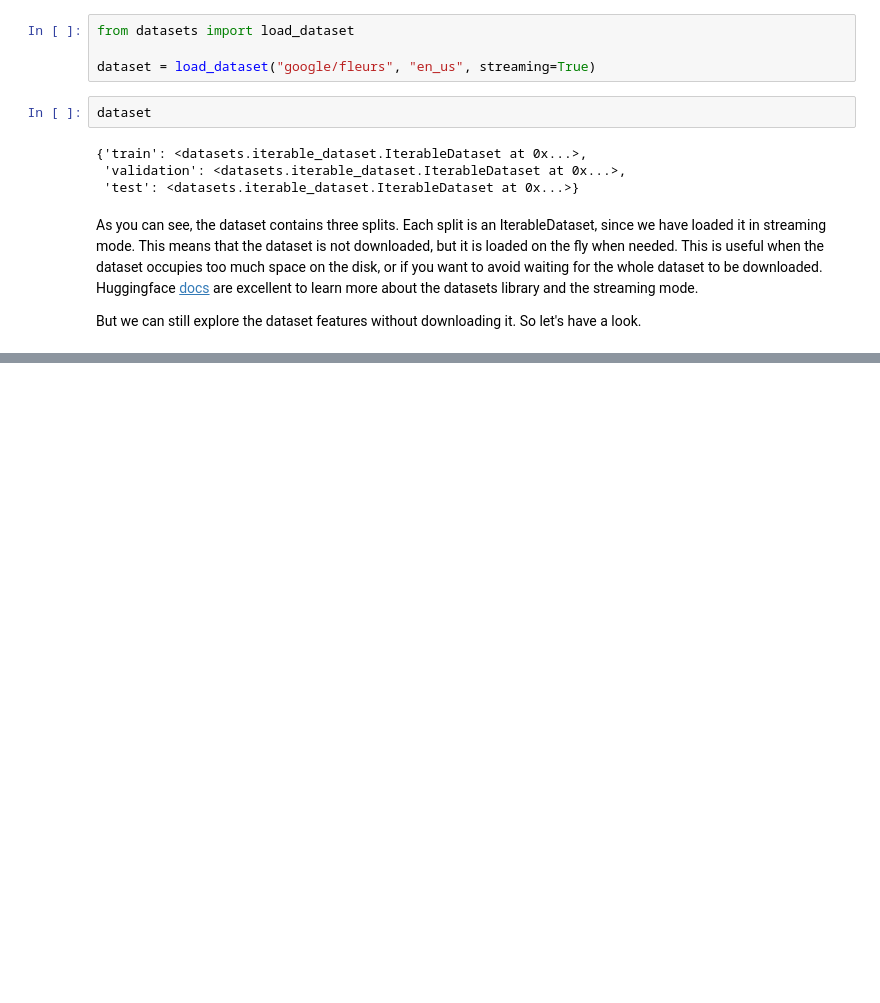
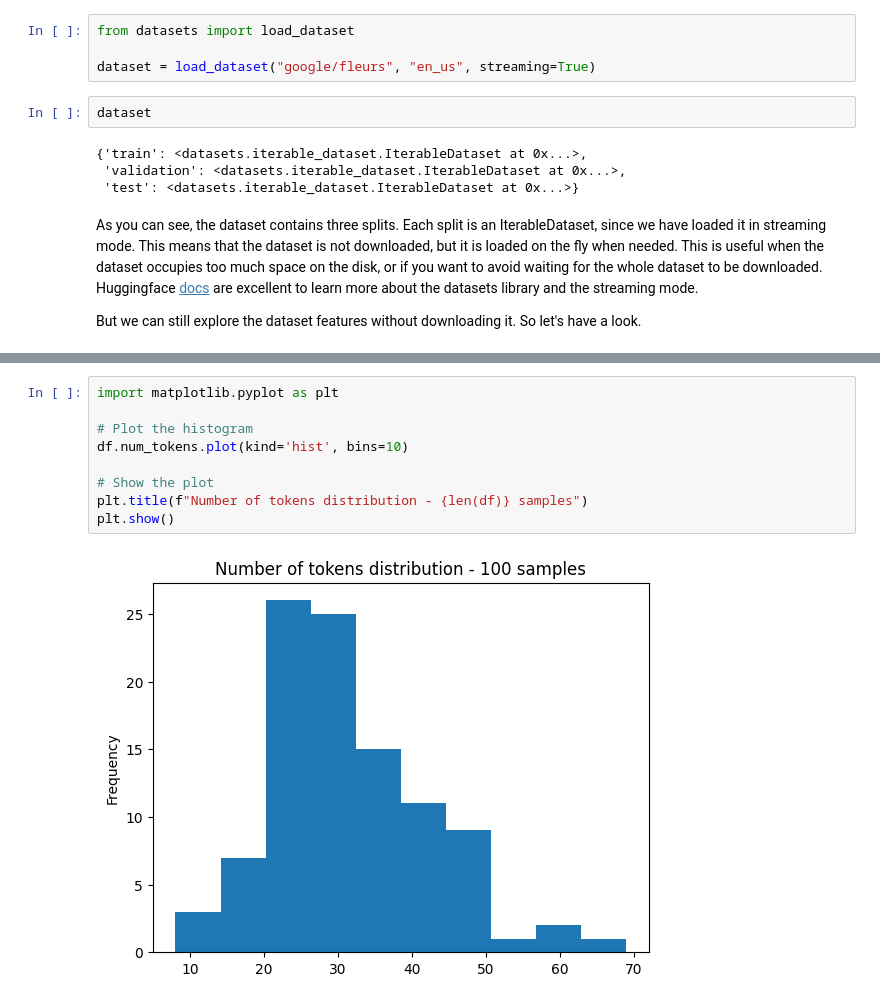
Before and after one commit to marinone94/whisper-inquiry, a Jupyter notebook: src/whisper_training/huggingface_training.ipynb, the cells around one changed output, grey strips where cells are left out. Cells and saved outputs as stored; diff of their text form; blank space fills up the shorter version.

```diff
--- a/src/whisper_training/huggingface_training.ipynb
+++ b/src/whisper_training/huggingface_training.ipynb
@@ -57,0 +244,11 @@ pprint(features)
+# %%
+import matplotlib.pyplot as plt
+
+# Plot the histogram
+df.num_tokens.plot(kind='hist', bins=10)
+
+# Show the plot
+plt.title(f"Number of tokens distribution - {len(df)} samples")
+plt.show()
+# %% [output]
+[figure, added]
```
Also changed, not shown: parts of 27 cells of this notebook, 1 other file.
